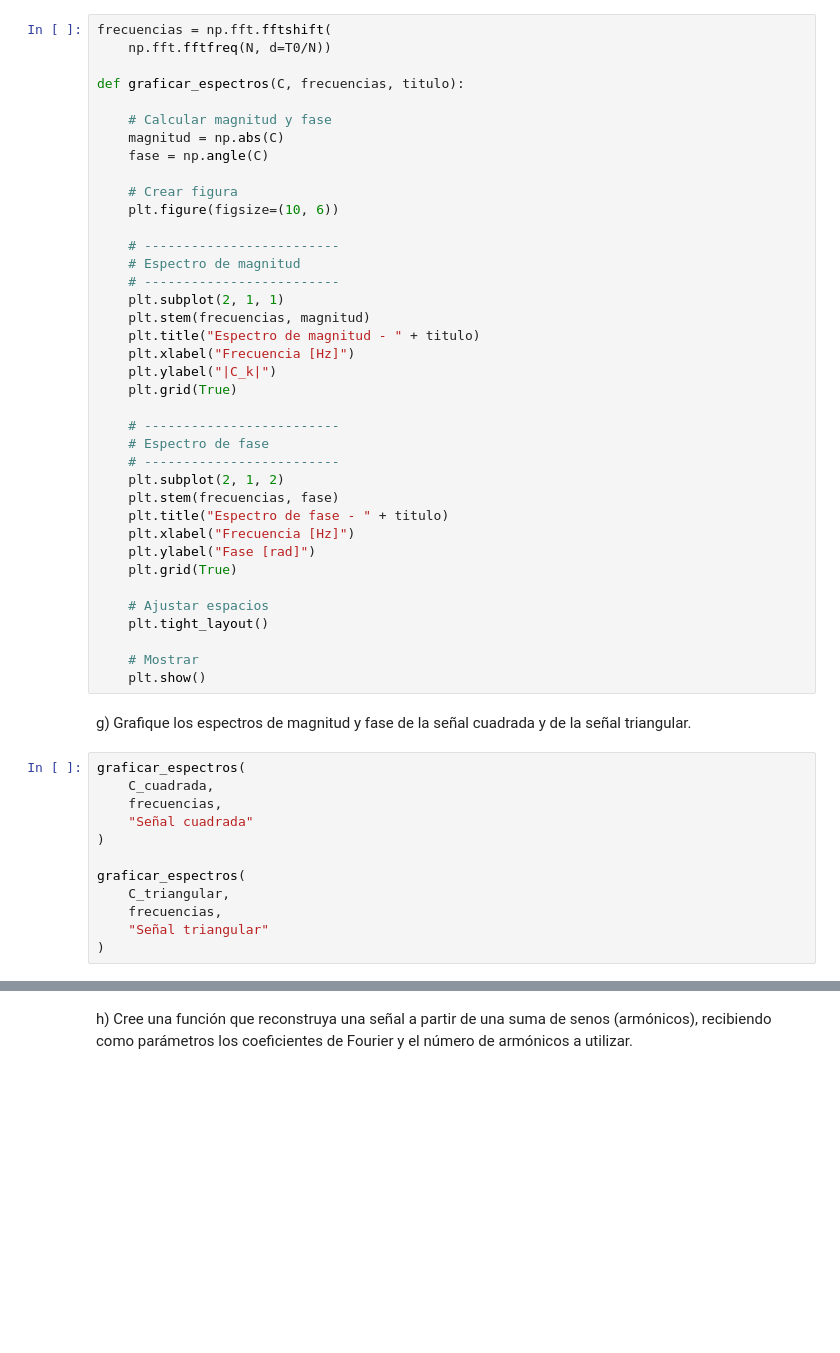
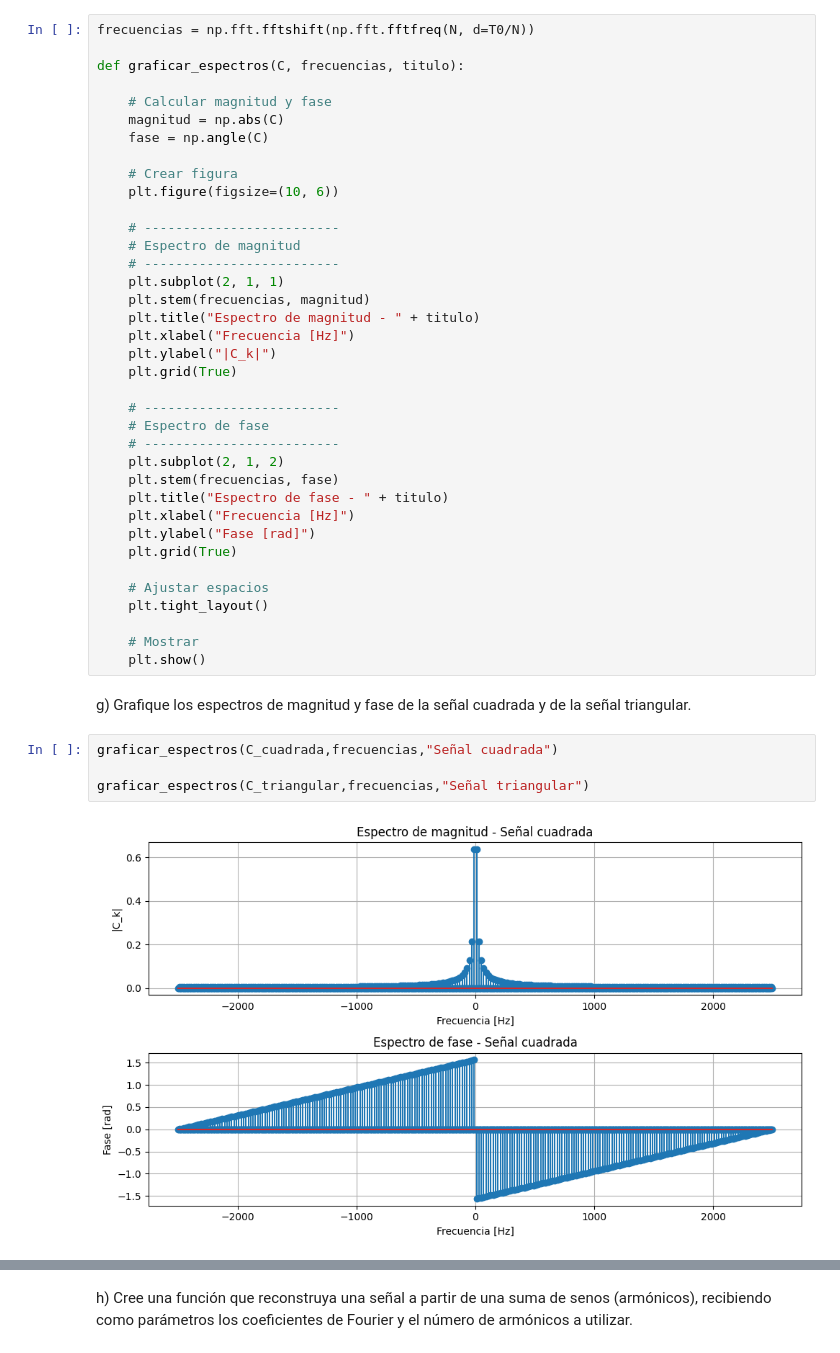
Before and after one commit to luisfmontoyaf/Biosenales_Luis_Montoya_Karly_Tarazona, a Jupyter notebook: practica_3/practica_3.ipynb, the cells around one changed output, grey strips where cells are left out. Saved outputs shown, nothing was run; the diff lists cells and outputs as text; blank space fills up the shorter version.

```diff
--- a/practica_3/practica_3.ipynb
+++ b/practica_3/practica_3.ipynb
@@ -97,8 +103,7 @@ print(C_triangular)
 # %% [markdown]
 f) Cree una función que reciba un conjunto de coeficientes de Fourier y grafique el espectro de magnitud y el espectro de fase correspondientes.
 # %%
-frecuencias = np.fft.fftshift(
-    np.fft.fftfreq(N, d=T0/N))
+frecuencias = np.fft.fftshift(np.fft.fftfreq(N, d=T0/N))
 
 def graficar_espectros(C, frecuencias, titulo):
 
@@ -137,14 +142,8 @@ def graficar_espectros(C, frecuencias, titulo):
 # %% [markdown]
 g) Grafique los espectros de magnitud y fase de la señal cuadrada y de la señal triangular.
 # %%
-graficar_espectros(
-    C_cuadrada,
-    frecuencias,
-    "Señal cuadrada"
-)
+graficar_espectros(C_cuadrada,frecuencias,"Señal cuadrada")
 
-graficar_espectros(
-    C_triangular,
-    frecuencias,
-    "Señal triangular"
-)
+graficar_espectros(C_triangular,frecuencias,"Señal triangular")
+# %% [output]
+[figure, added]
```
Also changed, not shown: parts of 8 cells of this notebook.
